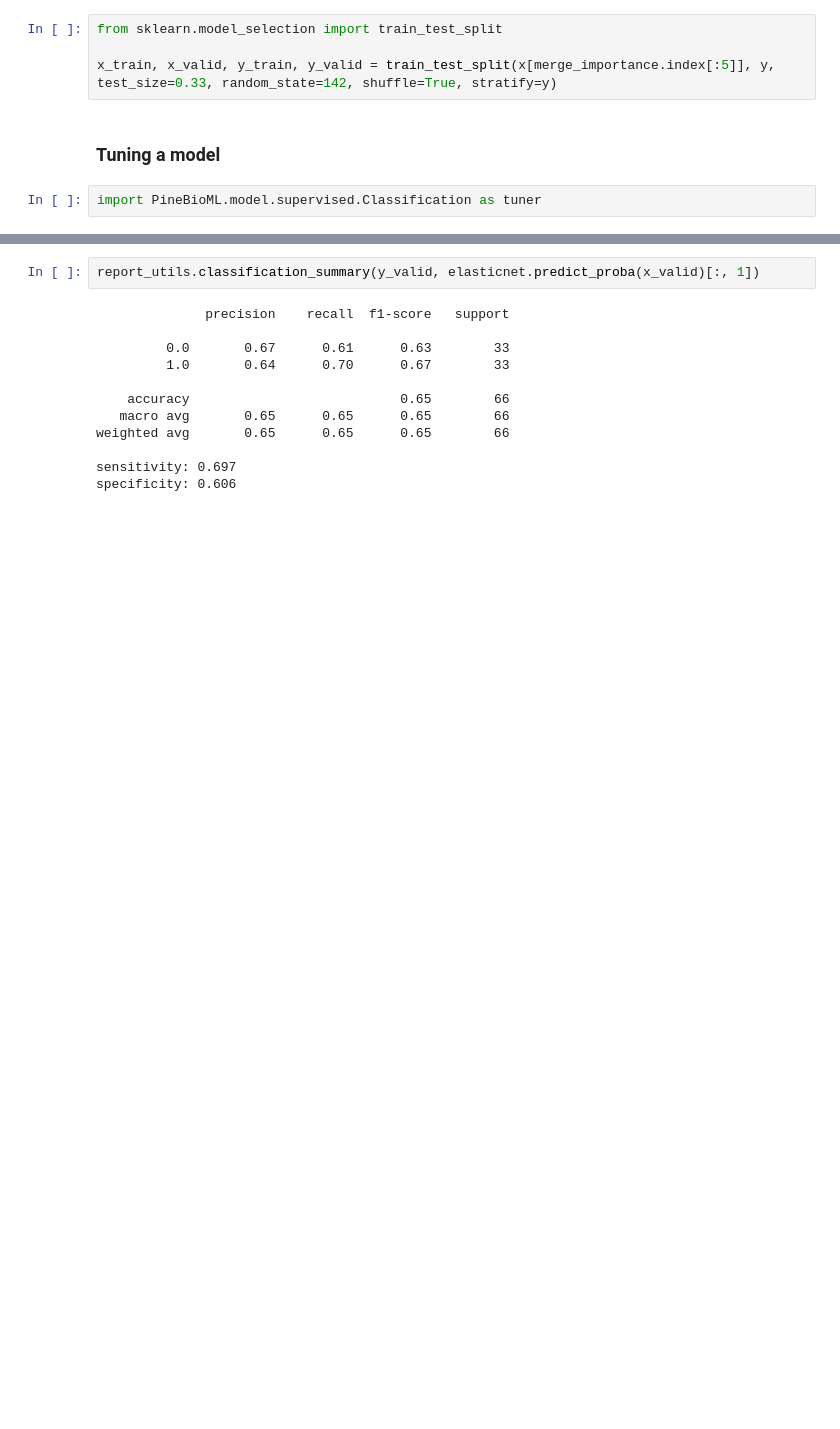
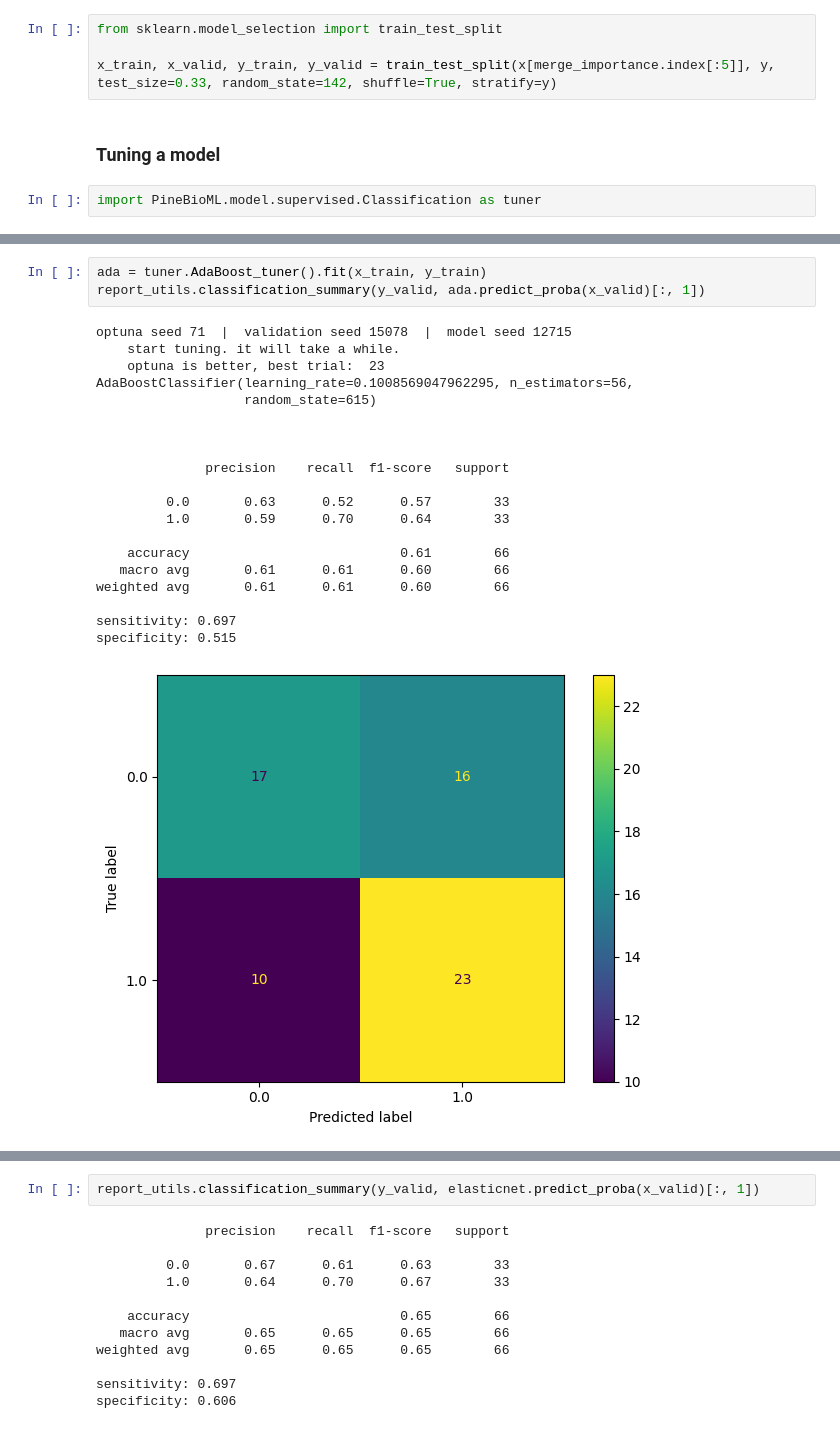
Before and after one commit to ICMOL/PineBioML, a Jupyter notebook: example_BasicUsage.ipynb, the cells around one changed output, grey strips where cells are left out. Cells and saved outputs as stored; diff of their text form; blank space fills up the shorter version.

```diff
--- a/example_BasicUsage.ipynb
+++ b/example_BasicUsage.ipynb
@@ -302,0 +303,24 @@ specificity: 0.606
+# %%
+ada = tuner.AdaBoost_tuner().fit(x_train, y_train)
+report_utils.classification_summary(y_valid, ada.predict_proba(x_valid)[:, 1])
+# %% [output]
+optuna seed 71  |  validation seed 15078  |  model seed 12715
+    start tuning. it will take a while.
+    optuna is better, best trial:  23
+AdaBoostClassifier(learning_rate=0.1008569047962295, n_estimators=56,
+                   random_state=615)
+
+
+
+              precision    recall  f1-score   support
+
+         0.0       0.63      0.52      0.57        33
+         1.0       0.59      0.70      0.64        33
+
+    accuracy                           0.61        66
+   macro avg       0.61      0.61      0.60        66
+weighted avg       0.61      0.61      0.60        66
+
+sensitivity: 0.697
+specificity: 0.515
+[figure, added]
```
Also changed, not shown: parts of 14 cells of this notebook, 37 other files.
